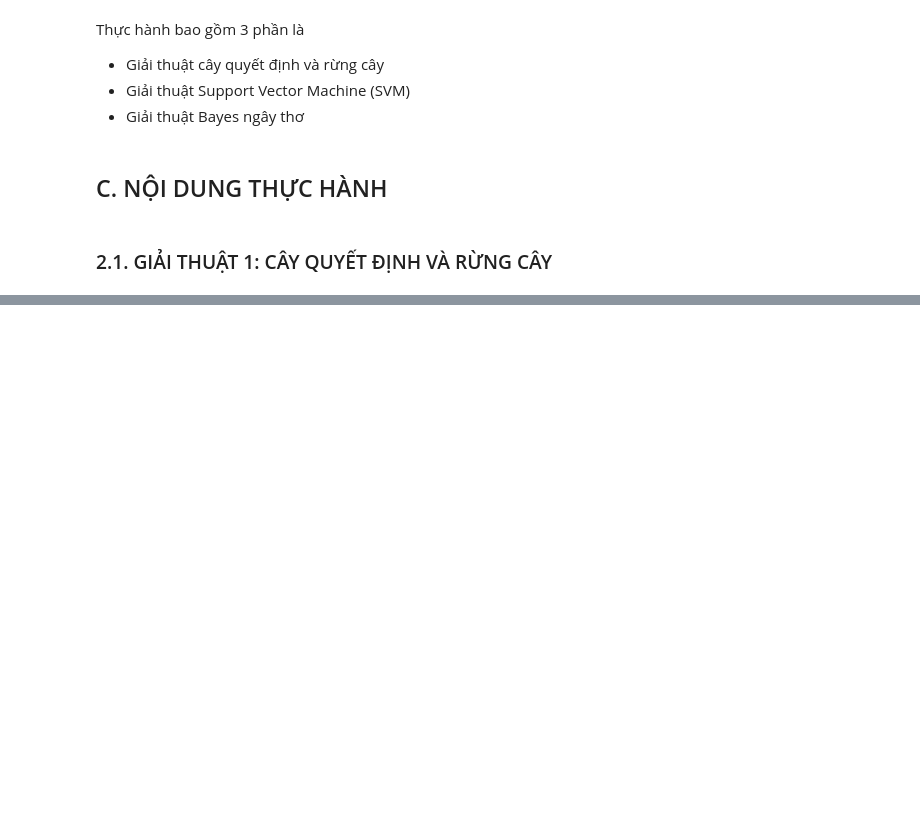
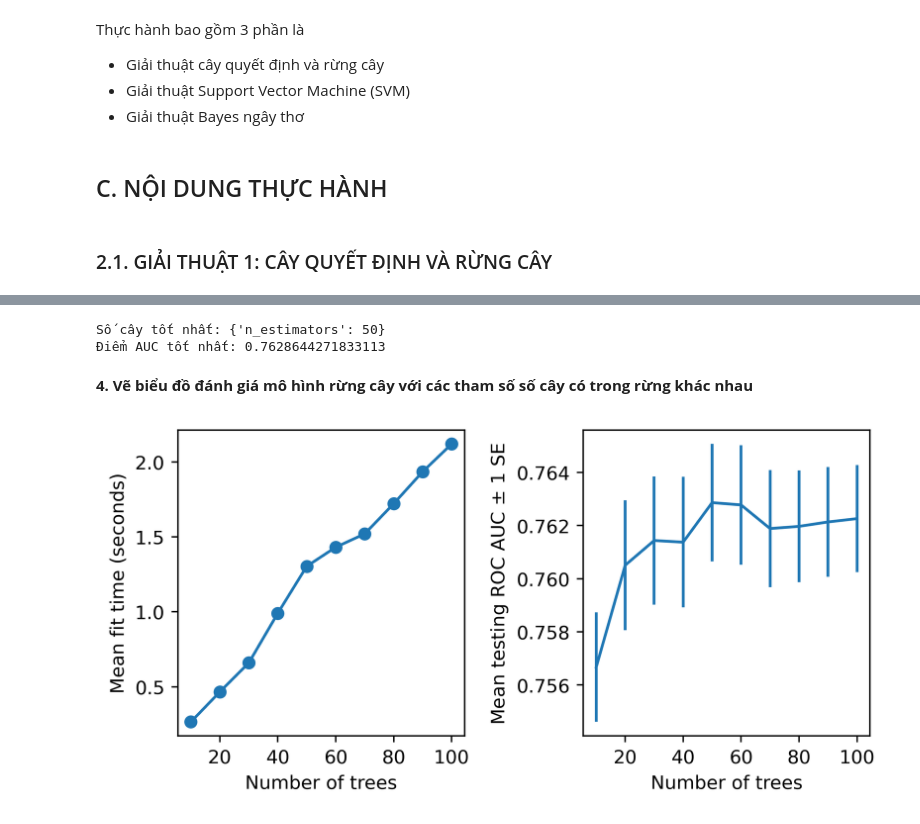
Before and after one commit to ThanhThaoBT/PTDL2025, a Jupyter notebook: lab6/Untitled-1.ipynb, the cells around one changed output, grey strips where cells are left out. Drawn from its saved outputs; the diff is of its cells as text; code cells hidden in the pictures; blank space fills up the shorter version.

```diff
--- a/lab6/Untitled-1.ipynb
+++ b/lab6/Untitled-1.ipynb
@@ -31,0 +55,12 @@ Thực hành bao gồm 3 phần là
+# %%
+df = pd.read_csv('dataset/default_of_credit_card_clients.csv') #Load the cleaned data
+features_response = df.columns.tolist() #Get a list of column names
+#Make a list of columns to remove that aren't features or the response variable
+items_to_remove = ['ID', 'SEX', 'PAY_2', 'PAY_3',\
+'PAY_4', 'PAY_5', 'PAY_6',\
+'EDUCATION_CAT', 'graduate school',\
+'high school', 'none',\
+'others', 'university']
+features_response = [item for item in features_response if item not
+in items_to_remove]
+features_response
@@ -31,0 +233,11 @@ Thực hành bao gồm 3 phần là
+# %%
+# A parameter grid for this exercise in order to search the numbers of
+# trees, ranging from 10 to 100 by 10s
+rf_params_ex = {'n_estimators': list(range(10, 110, 10))}
+cv_rf_ex = GridSearchCV(rf, param_grid=rf_params_ex,
+                      scoring='roc_auc', n_jobs=None,
+                      refit=True, cv=4, verbose=1,
+                      error_score=np.nan,
+                      return_train_score=True)
+
+cv_rf_ex.fit(X_train, y_train)
@@ -31,0 +252,28 @@ Thực hành bao gồm 3 phần là
+# %%
+print("Số cây tốt nhất:", cv_rf_ex.best_params_)
+print("Điểm AUC tốt nhất:", cv_rf_ex.best_score_)
+
+# Model tốt nhất đã được train sẵn
+best_rf = cv_rf_ex.best_estimator_
+# %% [output]
+Số cây tốt nhất: {'n_estimators': 50}
+Điểm AUC tốt nhất: 0.7628644271833113
+# %% [markdown]
+**4. Vẽ biểu đồ đánh giá mô hình rừng cây với các tham số số cây có trong rừng khác nhau**
+# %%
+cv_rf_ex_results_df = pd.DataFrame(cv_rf_ex.cv_results_)
+fig, axs = plt.subplots(nrows=1, ncols=2, figsize=(6, 3))
+axs[0].plot(cv_rf_ex_results_df['param_n_estimators'],
+cv_rf_ex_results_df['mean_fit_time'],
+'-o')
+axs[0].set_xlabel('Number of trees')
+axs[0].set_ylabel('Mean fit time (seconds)')
+axs[1].errorbar(cv_rf_ex_results_df['param_n_estimators'],
+cv_rf_ex_results_df['mean_test_score'],
+yerr=cv_rf_ex_results_df['std_test_score']/np.sqrt(4))
+axs[1].set_xlabel('Number of trees')
+axs[1].set_ylabel('Mean testing ROC AUC $\pm$ 1 SE ')
+plt.tight_layout()
+plt.show()
+# %% [output]
+[figure, added]
```
Also changed, not shown: parts of 71 cells of this notebook, 6 other files.
